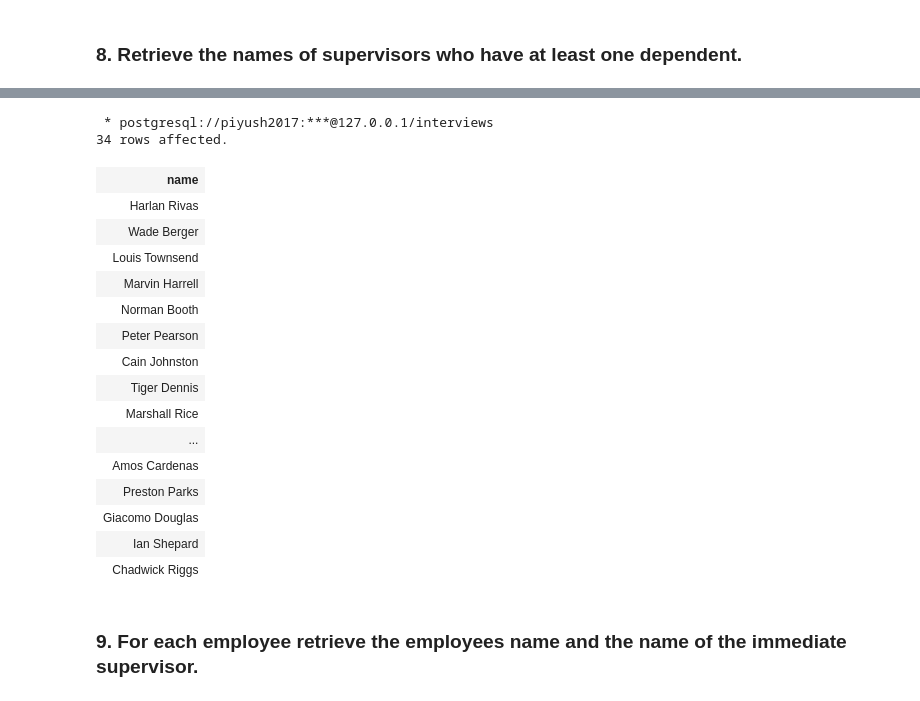
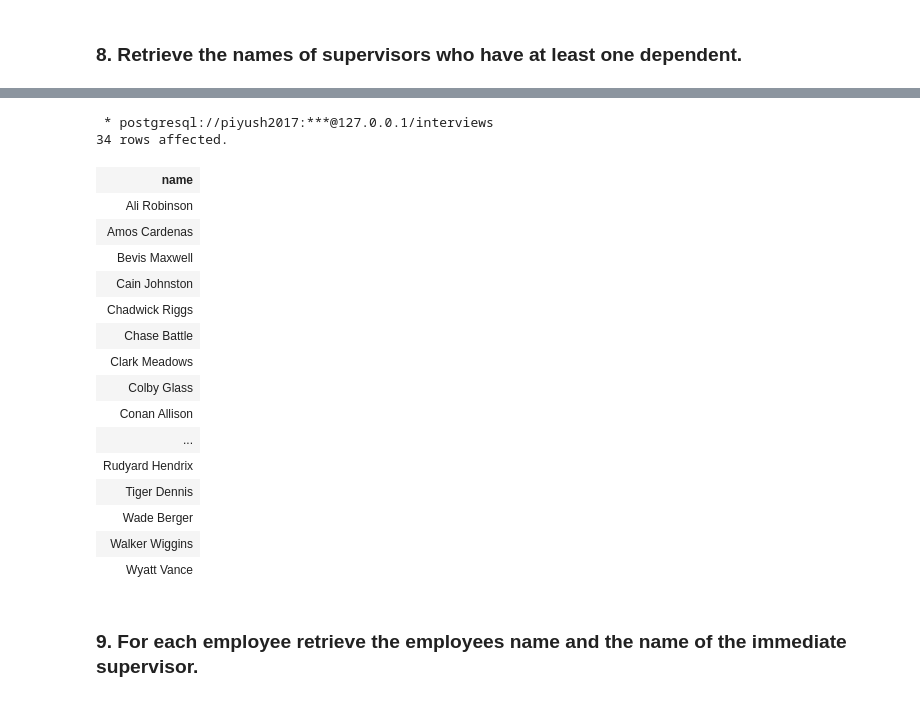
Before and after one commit to piyushtada/learn-sql, a Jupyter notebook: 02-exercise-sol-employee-departments.ipynb, the cells around one changed output, grey strips where cells are left out. Cells and saved outputs as stored; diff of their text form; code cells hidden in the pictures.

```diff
--- a/02-exercise-sol-employee-departments.ipynb
+++ b/02-exercise-sol-employee-departments.ipynb
@@ -252,30 +399,31 @@ WHERE e.SSN = s.SSN
 # %%
 %%sql
 SELECT Name
 FROM DataSupervisors AS ds
 WHERE EXISTS (
         SELECT *
         FROM Dependents AS d
         WHERE ds.SSN = d.HouseHolder)
+ORDER BY Name;
 # %% [output]
  * postgresql://piyush2017:***@127.0.0.1/interviews
 34 rows affected.
 | name |
-| Harlan Rivas |
+| Ali Robinson |
+| Amos Cardenas |
+| Bevis Maxwell |
+| Cain Johnston |
+| Chadwick Riggs |
+| Chase Battle |
+| Clark Meadows |
+| Colby Glass |
+| Conan Allison |
+| ... |
+| Rudyard Hendrix |
+| Tiger Dennis |
 | Wade Berger |
-| Louis Townsend |
-| Marvin Harrell |
-| Norman Booth |
-| Peter Pearson |
-| Cain Johnston |
-| Tiger Dennis |
-| Marshall Rice |
-| ... |
-| Amos Cardenas |
-| Preston Parks |
-| Giacomo Douglas |
-| Ian Shepard |
-| Chadwick Riggs |
+| Walker Wiggins |
+| Wyatt Vance |
 # %% [markdown]
 ### 9. For each employee retrieve the employees name and the name of the immediate supervisor.
 # %%
```
Also changed, not shown: parts of 12 cells of this notebook.
